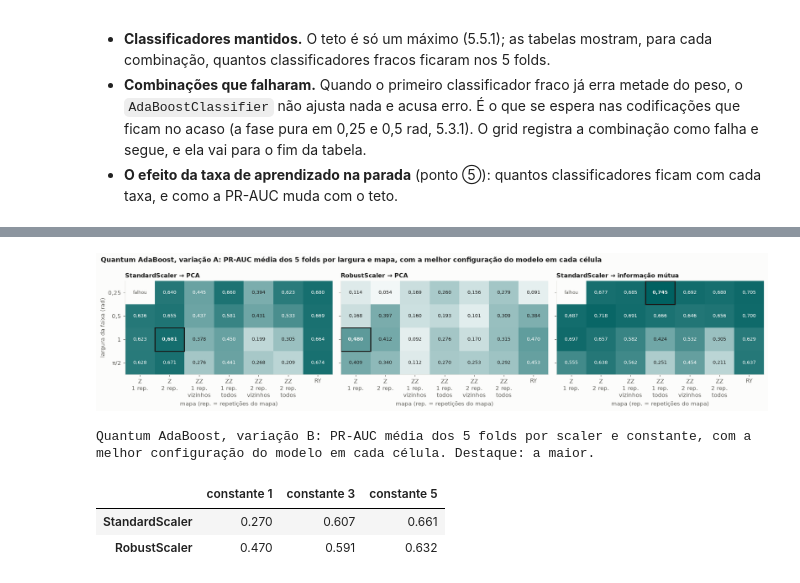
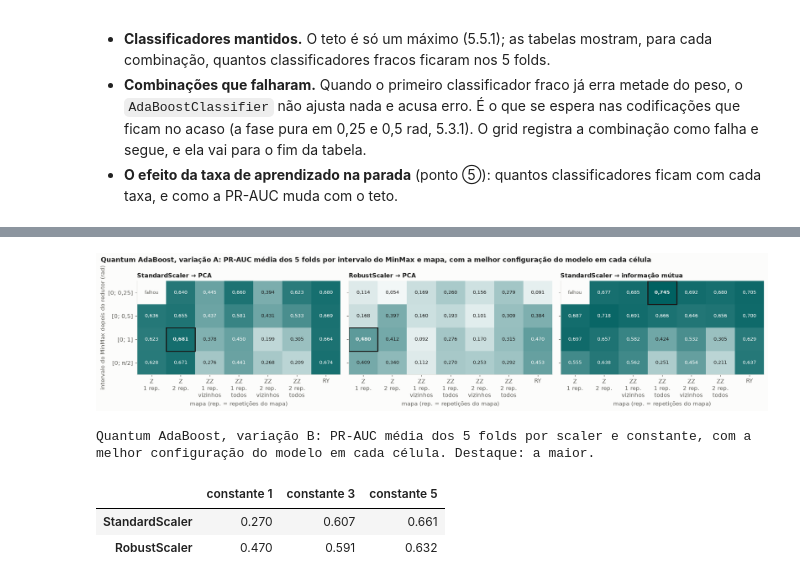
Before and after one commit to Eric-2139/TCC_QML_vs_ML, a Jupyter notebook: notebooks/tcc_ml_vs_qml.ipynb, the cells around one changed output, grey strips where cells are left out. Drawn from its saved outputs; the diff is of its cells as text; code cells hidden in the pictures.

```diff
--- a/notebooks/tcc_ml_vs_qml.ipynb
+++ b/notebooks/tcc_ml_vs_qml.ipynb
@@ -4777,9 +5026,10 @@ def describe_configuration(row: pd.Series) -> dict[str, str]:
     if kind in ("all_features", "amplitude"):
         input_text = f"31 features, {scaler}"
     else:
-        input_text = f"{scaler} → {REDUCER_NAMES[row['reducer']]} (5 componentes)"
+        n_components = int(row["n_components"]) if is_set(row.get("n_components")) else config.N_QUBITS
+        input_text = f"{scaler} → {REDUCER_NAMES[row['reducer']]} ({n_components} componentes)"
     if kind == "angle":
-        parts = [f"faixa [0; {decimal_comma(row['range_width'])}]", f"mapa {VALUE_LABELS[row['feature_map']]}"]
+        parts = [f"MinMax para [0; {decimal_comma(row['range_width'])}]", f"mapa {VALUE_LABELS[row['feature_map']]}"]
         if is_set(row["feature_map_reps"]):
             parts.append(repetitions(int(row["feature_map_reps"])))
         if is_set(row["entanglement"]):
@@ -4824,7 +5074,7 @@ def tied_with_best(summary: pd.DataFrame, mask: pd.Series | None = None) -> int:
 
 # Decisões lidas na tabela "o que cada decisão muda": campo do resultado → nome da decisão
 DECISION_LABELS: dict[str, str] = {
-    "path": "caminho até a entrada", "range_width": "largura da faixa", "map": "mapa",
+    "path": "caminho até a entrada", "range_width": "intervalo do MinMax", "map": "mapa",
     "padding_value": "constante da amplitude", "C": "C", "gamma": "γ", "n_estimators": "teto de rodadas",
     "learning_rate": "taxa de aprendizado", "ansatz_reps": "repetições do ansatz",
 }
@@ -4849,6 +5099,8 @@ def map_text(row: pd.Series) -> str:
 
 
 def option_label(field: str, value: object) -> str:
+    if field == "range_width":
+        return f"[0; {decimal_comma(float(value))}]"
     return value if field in ("path", "map") else label_value(value)
 
 
@@ -5022,15 +5274,15 @@ def plot_score_heatmap(ax: plt.Axes, table: pd.DataFrame, title: str, vmin: floa
 
 
 def angle_heatmap_table(summary: pd.DataFrame, scaler: str, reducer: str, map_columns: list[tuple[str, int | None, str | None]]) -> pd.DataFrame:
-    """Largura × mapa num caminho até os componentes: a melhor PR-AUC média entre as configurações do modelo."""
+    """Intervalo do MinMax × mapa num caminho até os componentes: a melhor PR-AUC média entre as configurações do modelo."""
     path_rows = summary[matches(summary, {"kind": "angle", "scaler": scaler, "reducer": reducer})]
-    table = pd.DataFrame(index=[decimal_comma(width) for width in config.ANGLE_RANGE_WIDTH_GRID], dtype=float)
+    table = pd.DataFrame(index=[f"[0; {decimal_comma(width)}]" for width in config.ANGLE_RANGE_WIDTH_GRID], dtype=float)
     for feature_map, reps, entanglement in map_columns:
         cell_rows = path_rows[matches(path_rows, {"feature_map": feature_map, "feature_map_reps": reps, "entanglement": entanglement})]
-        # max com NaN: uma configuração que falhou não esconde as outras do mesmo mapa e largura
+        # max com NaN: uma configuração que falhou não esconde as outras do mesmo mapa e intervalo
         best_by_width = cell_rows.groupby("range_width")["pr_auc_mean"].max()
         table[map_label(feature_map, reps, entanglement)] = [best_by_width.get(width, np.nan) for width in config.ANGLE_RANGE_WIDTH_GRID]
-    table.index.name = "largura da faixa (rad)"
+    table.index.name = "intervalo do MinMax (rad)"
     return table
 
 
@@ -5058,7 +5310,7 @@ fig.suptitle("SVM: PR-AUC média dos 5 folds por C e γ, na melhor entrada de ca
 plt.tight_layout()
 plt.show()
 
-# QSVM, variação A: largura × mapa em cada caminho até os componentes (melhor C de cada célula)
+# QSVM, variação A: intervalo do MinMax × mapa em cada caminho até os componentes (melhor C de cada célula)
 qsvm_summary = grid_summaries["qsvm"]
 qsvm_tables = {path: angle_heatmap_table(qsvm_summary, *path, QSVM_MAP_COLUMNS) for path in ANGLE_PATHS}
 vmin = min(table.min().min() for table in qsvm_tables.values())
@@ -5067,8 +5319,8 @@ fig, axes = plt.subplots(1, 3, figsize=(15, 3.9), sharey=True)
 for ax, ((scaler, reducer), table) in zip(axes, qsvm_tables.items()):
     plot_score_heatmap(ax, table, f"{SCALER_NAMES[scaler]} → {REDUCER_NAMES[reducer]}", vmin, vmax)
     ax.set_xlabel("mapa (rep. = repetições do mapa)")
-axes[0].set_ylabel("largura da faixa (rad)")
-fig.suptitle("QSVM, variação A: PR-AUC média dos 5 folds por largura e mapa, com o melhor C de cada célula",
+axes[0].set_ylabel("intervalo do MinMax depois do redutor (rad)")
+fig.suptitle("QSVM, variação A: PR-AUC média dos 5 folds por intervalo do MinMax e mapa, com o melhor C de cada célula",
              x=0.01, ha="left", fontweight="bold")
 plt.tight_layout()
 plt.show()
@@ -5337,35 +5589,35 @@ Os valores do gráfico: PR-AUC média dos 5 folds por teto de rodadas e taxa de
 | 50 | 0.697 | 0.673 | 0.596 | 0.736 | 0.575 | 0.526 | ... |
 | 100 | 0.710 | 0.664 | 0.577 | 0.745 | 0.575 | 0.526 | ... |
 # %%
-# Quantum AdaBoost, variação A: largura × mapa em cada caminho (melhor configuração do modelo em cada célula)
+# Quantum AdaBoost, variação A: intervalo do MinMax × mapa em cada caminho (melhor configuração do modelo em cada célula)
 quantum_adaboost_tables = {
     path: angle_heatmap_table(quantum_adaboost_summary, *path, QUANTUM_ADABOOST_MAP_COLUMNS) for path in ANGLE_PATHS
 }
 vmin = np.nanmin([np.nanmin(table.to_numpy(dtype=float)) for table in quantum_adaboost_tables.values()])
 vmax = np.nanmax([np.nanmax(table.to_numpy(dtype=float)) for table in quantum_adaboost_tables.values()])
 fig, axes = plt.subplots(1, 3, figsize=(16.5, 3.9), sharey=True)
 for ax, ((scaler, reducer), table) in zip(axes, quantum_adaboost_tables.items()):
     plot_score_heatmap(ax, table, f"{SCALER_NAMES[scaler]} → {REDUCER_NAMES[reducer]}", vmin, vmax)
     ax.set_xlabel("mapa (rep. = repetições do mapa)")
-axes[0].set_ylabel("largura da faixa (rad)")
-fig.suptitle("Quantum AdaBoost, variação A: PR-AUC média dos 5 folds por largura e mapa, com a melhor configuração do modelo em cada célula",
+axes[0].set_ylabel("intervalo do MinMax depois do redutor (rad)")
+fig.suptitle("Quantum AdaBoost, variação A: PR-AUC média dos 5 folds por intervalo do MinMax e mapa, com a melhor configuração do modelo em cada célula",
              x=0.01, ha="left", fontweight="bold")
 plt.tight_layout()
 plt.show()
 
 amplitude_rows = quantum_adaboost_summary[quantum_adaboost_summary["kind"] == "amplitude"]
 quantum_adaboost_amplitude_table = amplitude_rows.pivot_table(index="scaler", columns="padding_value", values="pr_auc_mean", aggfunc="max", sort=False)
 quantum_adaboost_amplitude_table = quantum_adaboost_amplitude_table.sort_index(axis=1)
 quantum_adaboost_amplitude_table.index = [SCALER_NAMES[scaler] for scaler in quantum_adaboost_amplitude_table.index]
 quantum_adaboost_amplitude_table.columns = [f"constante {decimal_comma(value)}" for value in quantum_adaboost_amplitude_table.columns]
 display(
     quantum_adaboost_amplitude_table.style.format("{:.3f}").apply(highlight_table_maximum, axis=None).set_caption(
         "Quantum AdaBoost, variação B: PR-AUC média dos 5 folds por scaler e constante, com a melhor configuração do modelo "
         "em cada célula. Destaque: a maior."
     )
 )
 # %% [output]
-[figure, old version]
+[figure, new version]
 Quantum AdaBoost, variação B: PR-AUC média dos 5 folds por scaler e constante, com a melhor configuração do modelo em cada célula. Destaque: a maior.
 |  | constante 1 | constante 3 | constante 5 |
 | StandardScaler | 0.270 | 0.607 | 0.661 |
```
Also changed, not shown: parts of 66 cells of this notebook, 33 other files.
